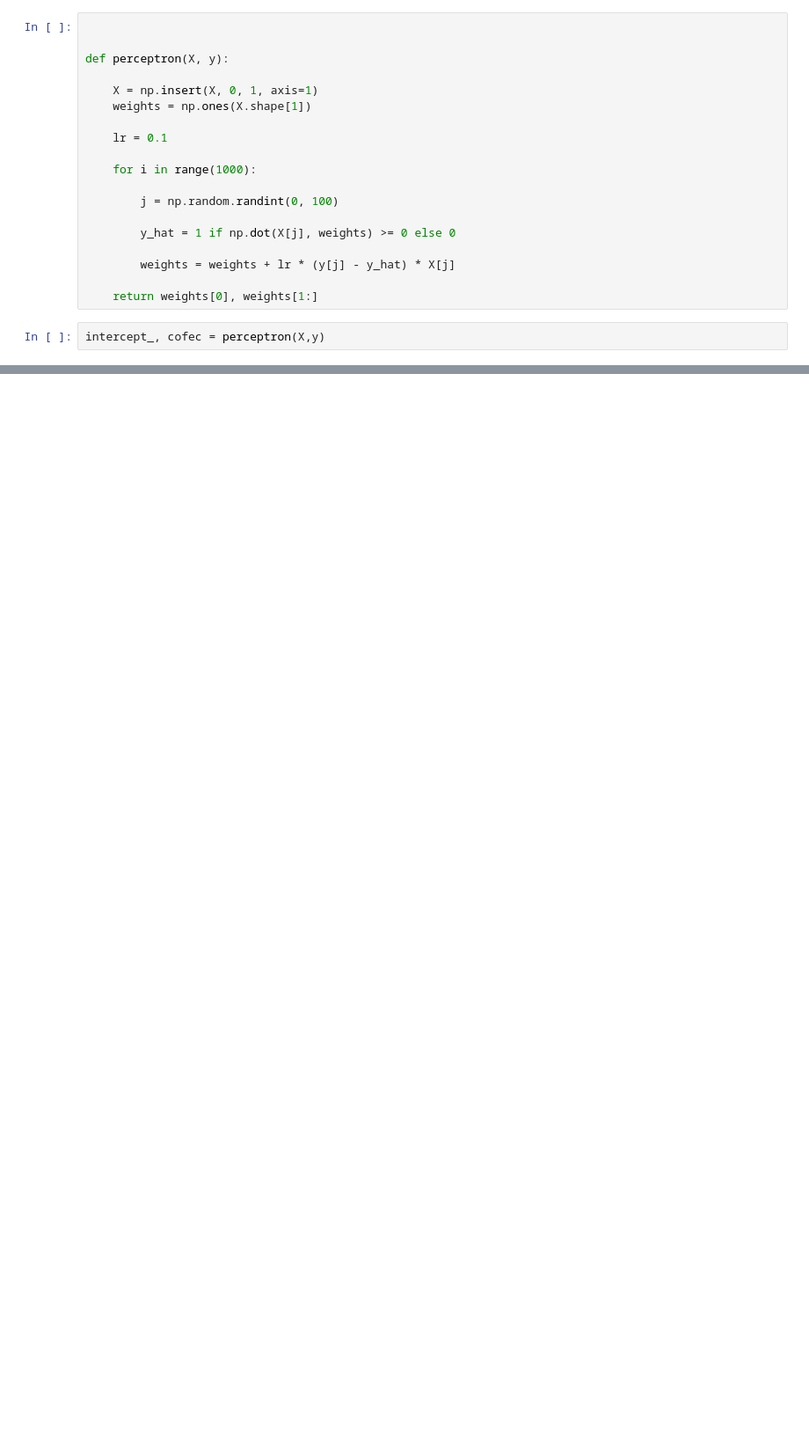
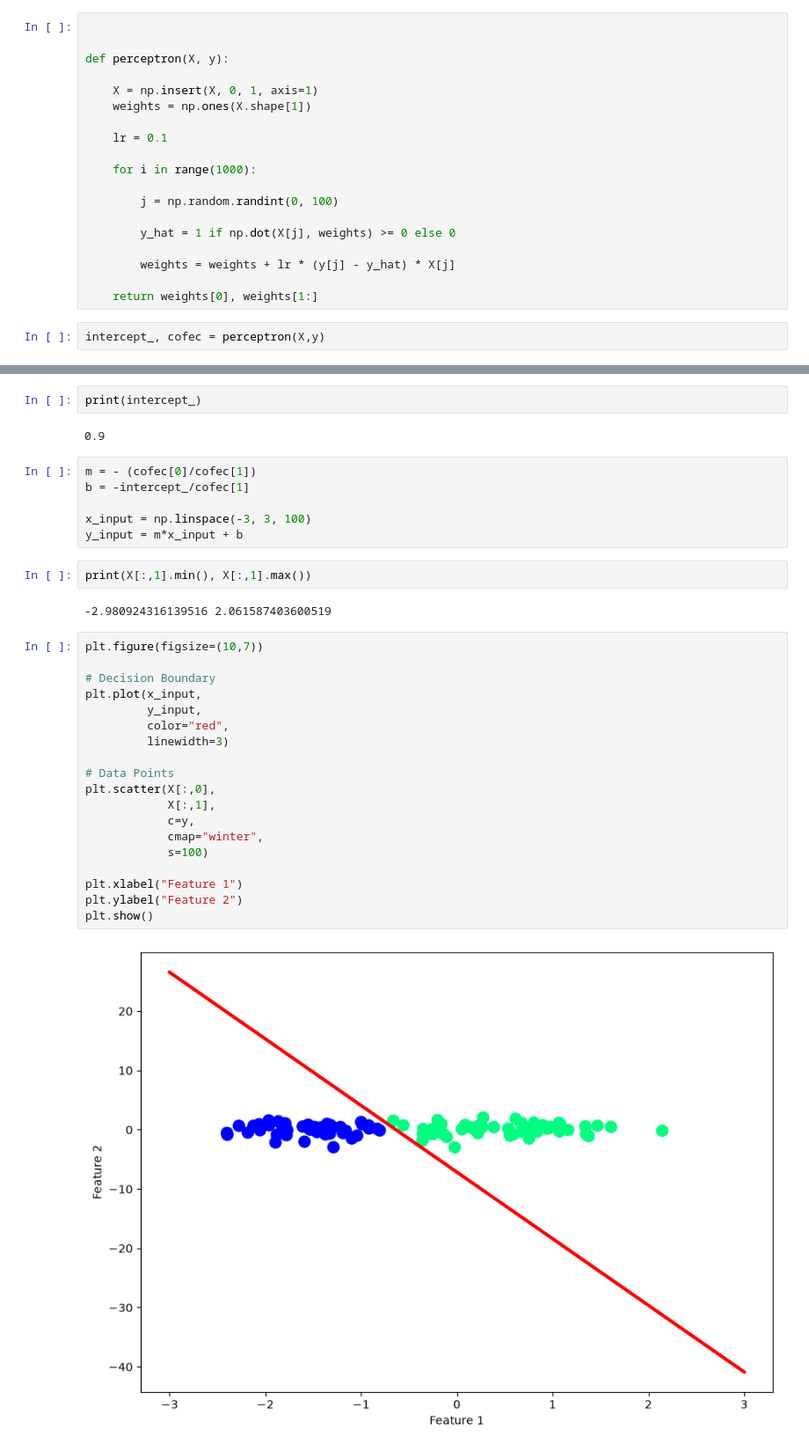
Before and after one commit to monirul8888/Deep-Learning-Handbook, a Jupyter notebook: perceptron/trick.ipynb, the cells around one changed output, grey strips where cells are left out. Shown at 88% size. Drawn from its saved outputs; the diff is of its cells as text; blank space fills up the shorter version.

```diff
--- a/perceptron/trick.ipynb
+++ b/perceptron/trick.ipynb
@@ -61,0 +62,35 @@ array([1.36626548, 0.16203637])
+# %%
+print(intercept_)
+# %% [output]
+0.9
+# %%
+m = - (cofec[0]/cofec[1])
+b = -intercept_/cofec[1]
+
+x_input = np.linspace(-3, 3, 100)
+y_input = m*x_input + b
+# %%
+print(X[:,1].min(), X[:,1].max())
+# %% [output]
+-2.980924316139516 2.061587403600519
+# %%
+plt.figure(figsize=(10,7))
+
+# Decision Boundary
+plt.plot(x_input,
+         y_input,
+         color="red",
+         linewidth=3)
+
+# Data Points
+plt.scatter(X[:,0],
+            X[:,1],
+            c=y,
+            cmap="winter",
+            s=100)
+
+plt.xlabel("Feature 1")
+plt.ylabel("Feature 2")
+plt.show()
+# %% [output]
+[figure, added]
```
Also changed, not shown: parts of 2 cells of this notebook, 1 other file.
